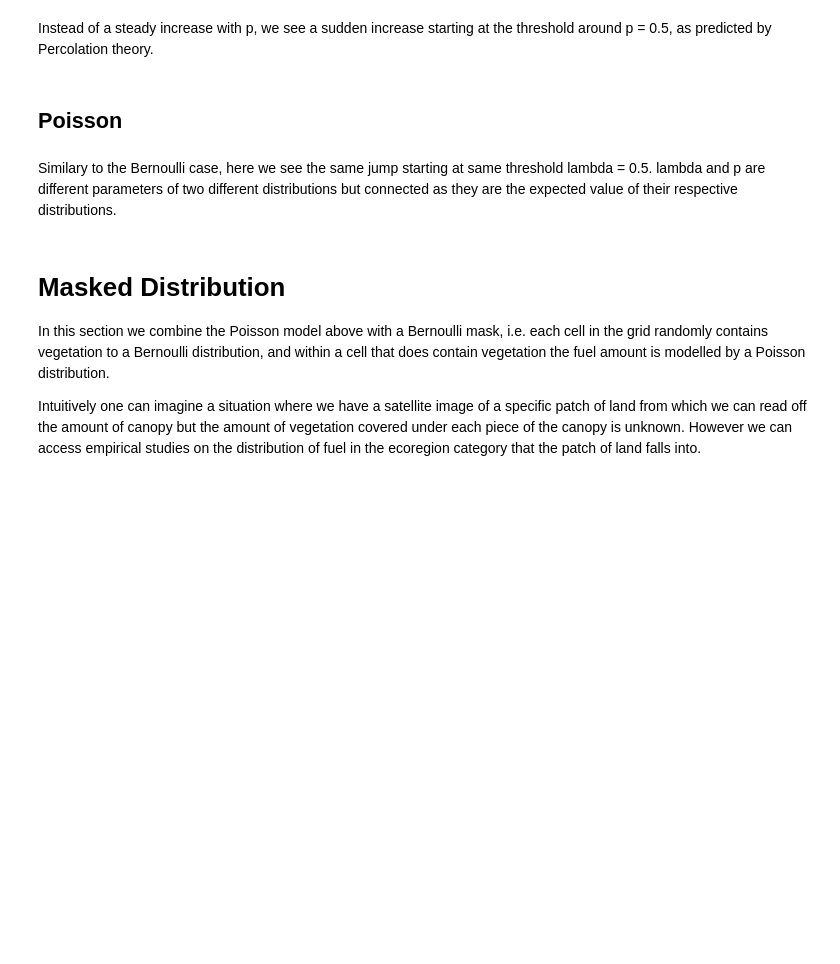
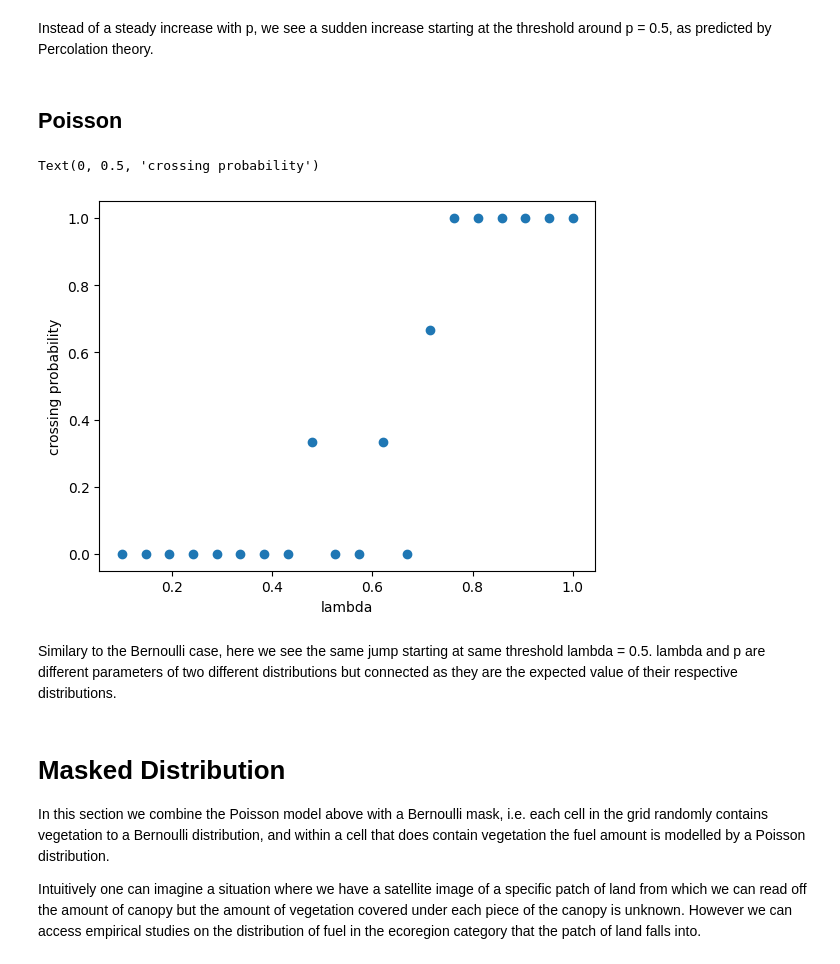
Before and after one commit to advancedchimp/bushfire_percolation, a Jupyter notebook: Percolation.ipynb, the cells around one changed output. Drawn from its saved outputs; the diff is of its cells as text; code cells hidden in the pictures; blank space fills up the shorter version.

```diff
--- a/Percolation.ipynb
+++ b/Percolation.ipynb
@@ -189,8 +189,8 @@ def get_neighbours(node: Tuple[int, int],
 
     return nbs
 # %%
-def simulate(p: float, N: int,
-             mode: Literal['bernoulli', 'poisson', 'mixed'],
+def simulate(p: float=0.5, N: int=None,
+             mode: Literal['bernoulli', 'poisson', 'mixed'] = 'bernoulli',
              lam: float=1) ->List[any]:
     '''
     simulates fire spreading in a randomly generated grid
@@ -519,13 +466,23 @@ def reached_bottom(mat):
     fires = mat[-1:] == -1
     return fires.any()
 
-def get_data(P, N, iterations, mode, lam=1):
-    df = pd.DataFrame([], columns=['p', 'crossing', 'mode'])
-    for p in P:
+def get_data(Params, N, iterations, mode, lam=1):
+    if mode == 'bernoulli':
+        df = pd.DataFrame([], columns=['p', 'crossing', 'mode'])
+    elif mode == 'poisson':
+        df = pd.DataFrame([], columns=['lambda', 'crossing', 'mode'])
+    counter = 0
+    for param in Params:
         for i in range(iterations):
-            mats = simulate(p, N, mode, lam)
-            new_row = {'p':p, 'crossing':reached_bottom(mats[-1]), 'mode':mode}
-            df = df.append(new_row, ignore_index=True)
+            if mode == 'bernoulli':
+                mats = simulate(p=param, N=N, mode=mode)
+                new_row = {'p':param, 'crossing':reached_bottom(mats[-1]), 'mode':mode}
+            elif mode == 'poisson':
+                mats = simulate(N=N, mode=mode, lam=param)
+                new_row = {'lambda':param, 'crossing':reached_bottom(mats[-1]), 'mode':mode}
+            # df = df.append(new_row, ignore_index=True)
+            df.loc[counter] = new_row
+            counter += 1
     return df
 # %% [markdown]
 ## Bernoulli
@@ -553,20 +513,23 @@ Instead of a steady increase with p, we see a sudden increase starting at the th
 # %%
 iterations = 3
 N = 15
-P = np.linspace(0.1, 1, 20)
+Lambdas = np.linspace(0.1, 1, 20)
 mode = 'poisson'
 df = pd.DataFrame([], columns=['lambda', 'crossing', 'mode'])
 
-df = get_data(P, N, iterations, mode)
+df = get_data(Lambdas, N, iterations, mode)
 # %%
-averages = df[['p', 'crossing']].groupby('p').mean()
+averages = df[['lambda', 'crossing']].groupby('lambda').mean()
 
-averages['p'] = averages.index
+averages['lambda'] = averages.index
 
 plt.subplots()
-plt.scatter('p', 'crossing', data=averages)
+plt.scatter('lambda', 'crossing', data=averages)
 plt.xlabel('lambda')
 plt.ylabel('crossing probability')
+# %% [output]
+Text(0, 0.5, 'crossing probability')
+[figure, added]
 # %% [markdown]
 Similary to the Bernoulli case, here we see the same jump starting at same threshold lambda = 0.5. lambda and p are different parameters of two different distributions but connected as they are the expected value of their respective distributions.
 # %% [markdown]
```
Also changed, not shown: parts of 9 cells of this notebook, 3 other files.
